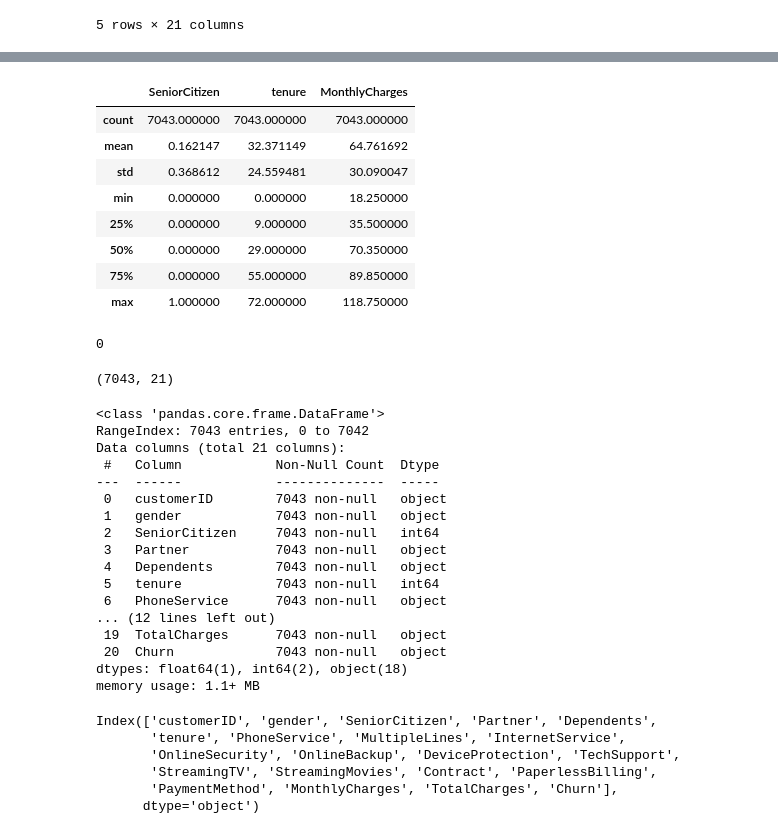
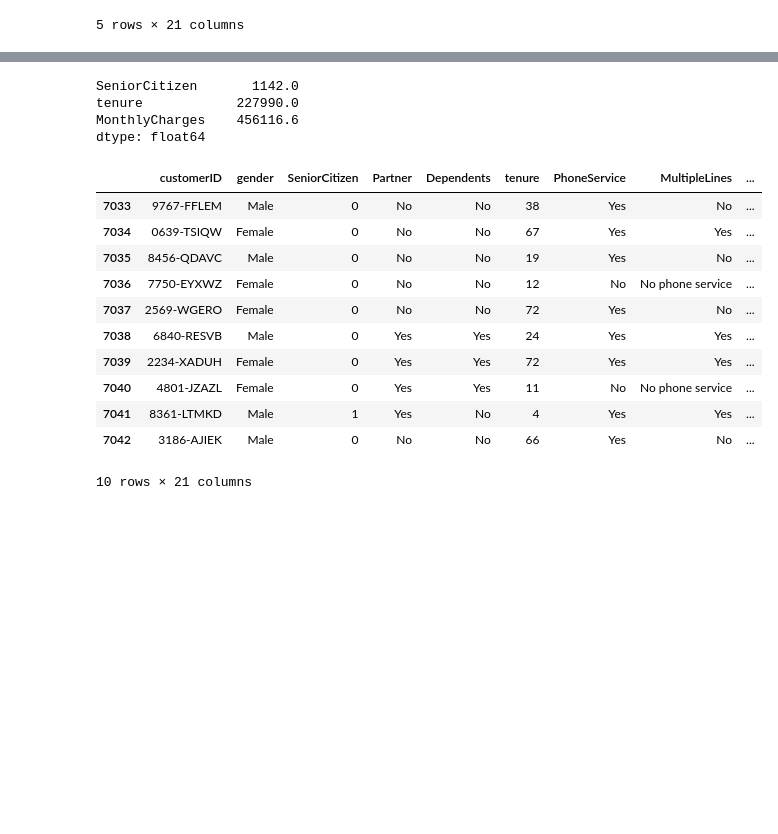
Before and after one commit to favedgreat/Data-Science, a Jupyter notebook: TelcoCustomerChurn.ipynb, the cells around one changed output, grey strips where cells are left out. Cells and saved outputs as stored; diff of their text form; code cells hidden in the pictures; blank space fills up the shorter version.

```diff
--- a/TelcoCustomerChurn.ipynb
+++ b/TelcoCustomerChurn.ipynb
@@ -20,0 +59,3 @@ file.head()
+# %%
+# dropping null values
+file.dropna(inplace = True)
@@ -21,51 +124,23 @@ file.head()
+# %%
+# checking columns with numerical data
+file.select_dtypes(exclude=['object']).sum()
+# %% [output]
+SeniorCitizen       1142.0
+tenure            227990.0
+MonthlyCharges    456116.6
+dtype: float64
 # %%
-file.tail()
+file.tail(10)
+# %% [output]
+|  | customerID | gender | SeniorCitizen | Partner | Dependents | tenure | PhoneService | MultipleLines | ... |
+| 7033 | 9767-FFLEM | Male | 0 | No | No | 38 | Yes | No | ... |
+| 7034 | 0639-TSIQW | Female | 0 | No | No | 67 | Yes | Yes | ... |
+| 7035 | 8456-QDAVC | Male | 0 | No | No | 19 | Yes | No | ... |
+| 7036 | 7750-EYXWZ | Female | 0 | No | No | 12 | No | No phone service | ... |
+| 7037 | 2569-WGERO | Female | 0 | No | No | 72 | Yes | No | ... |
+| 7038 | 6840-RESVB | Male | 0 | Yes | Yes | 24 | Yes | Yes | ... |
+| 7039 | 2234-XADUH | Female | 0 | Yes | Yes | 72 | Yes | Yes | ... |
+| 7040 | 4801-JZAZL | Female | 0 | Yes | Yes | 11 | No | No phone service | ... |
+| 7041 | 8361-LTMKD | Male | 1 | Yes | No | 4 | Yes | Yes | ... |
+| 7042 | 3186-AJIEK | Male | 0 | No | No | 66 | Yes | No | ... |
+10 rows × 21 columns
-# %%
-file.describe()
-# %% [output]
-|  | SeniorCitizen | tenure | MonthlyCharges |
-| count | 7043.000000 | 7043.000000 | 7043.000000 |
-| mean | 0.162147 | 32.371149 | 64.761692 |
-| std | 0.368612 | 24.559481 | 30.090047 |
-| min | 0.000000 | 0.000000 | 18.250000 |
-| 25% | 0.000000 | 9.000000 | 35.500000 |
-| 50% | 0.000000 | 29.000000 | 70.350000 |
-| 75% | 0.000000 | 55.000000 | 89.850000 |
-| max | 1.000000 | 72.000000 | 118.750000 |
-# %%
-file.duplicated().sum()
-# %% [output]
-0
-# %%
-file.shape
-# %% [output]
-(7043, 21)
-# %%
-file.info()
-# %% [output]
-<class 'pandas.core.frame.DataFrame'>
-RangeIndex: 7043 entries, 0 to 7042
-Data columns (total 21 columns):
- #   Column            Non-Null Count  Dtype
----  ------            --------------  -----
- 0   customerID        7043 non-null   object
- 1   gender            7043 non-null   object
- 2   SeniorCitizen     7043 non-null   int64
- 3   Partner           7043 non-null   object
- 4   Dependents        7043 non-null   object
- 5   tenure            7043 non-null   int64
- 6   PhoneService      7043 non-null   object
-... (12 lines left out)
- 19  TotalCharges      7043 non-null   object
- 20  Churn             7043 non-null   object
-dtypes: float64(1), int64(2), object(18)
-memory usage: 1.1+ MB
-# %%
-file.columns
-# %% [output]
-Index(['customerID', 'gender', 'SeniorCitizen', 'Partner', 'Dependents',
-       'tenure', 'PhoneService', 'MultipleLines', 'InternetService',
-       'OnlineSecurity', 'OnlineBackup', 'DeviceProtection', 'TechSupport',
-       'StreamingTV', 'StreamingMovies', 'Contract', 'PaperlessBilling',
-       'PaymentMethod', 'MonthlyCharges', 'TotalCharges', 'Churn'],
-      dtype='object')
```
Also changed, not shown: parts of 23 cells of this notebook.
